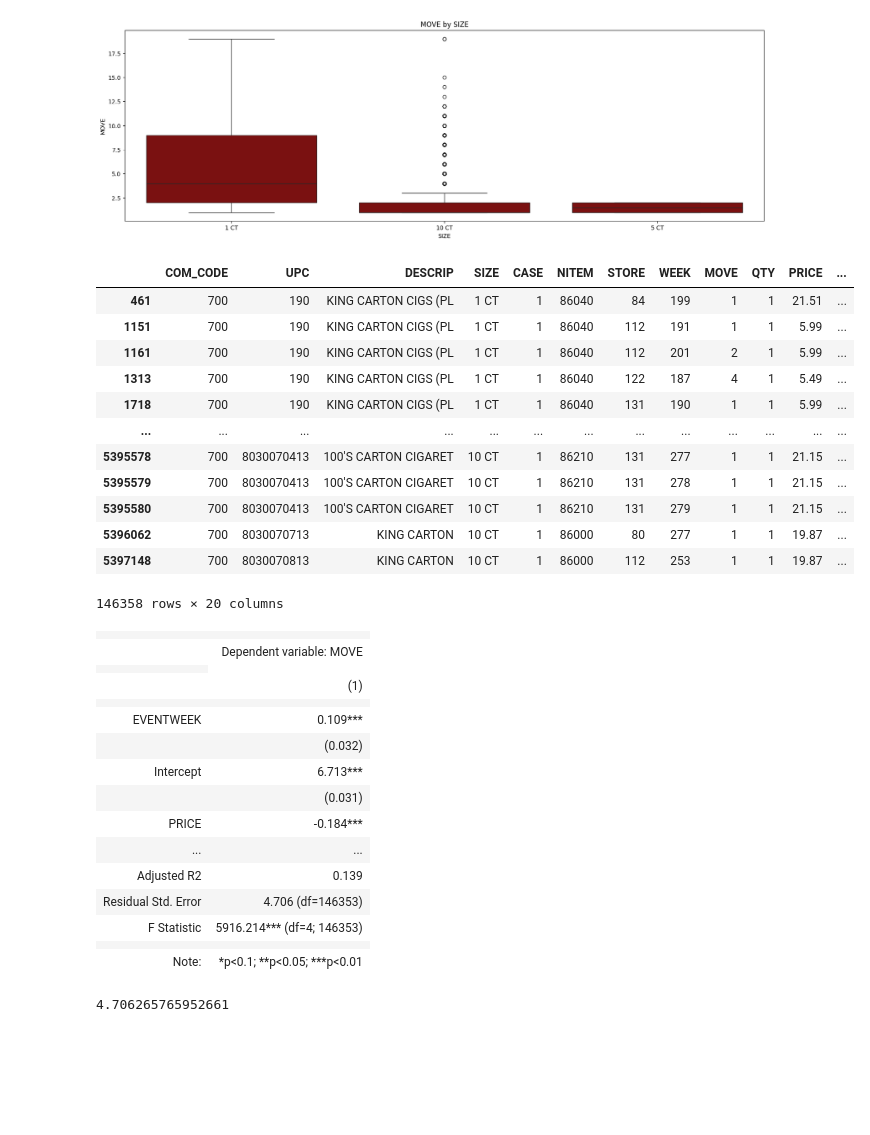
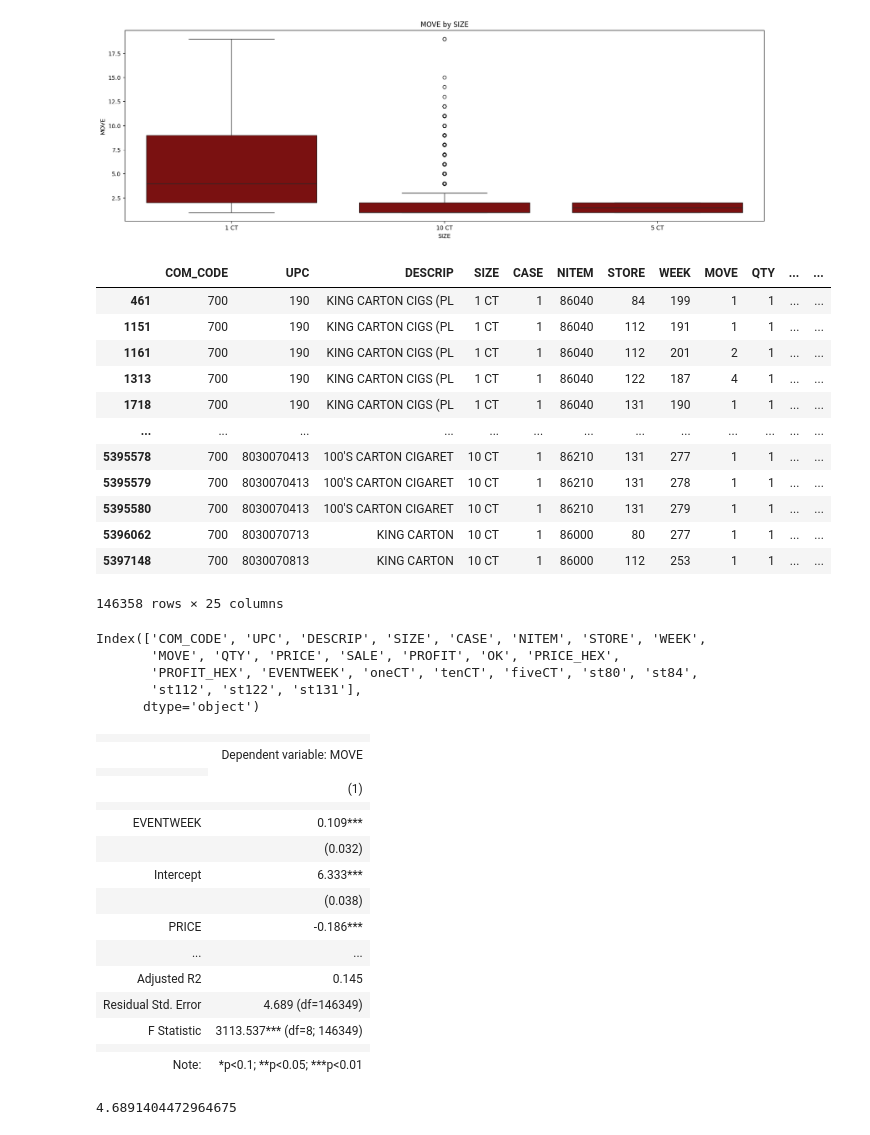
Before and after one commit to ruimaciell/Econ_PS_Guest_Lecture, a Jupyter notebook: cigs.ipynb, the cells around one changed output. Cells and saved outputs as stored; diff of their text form; code cells hidden in the pictures; blank space fills up the shorter version.

Commit message:
Models, apparently

```diff
--- a/cigs.ipynb
+++ b/cigs.ipynb
@@ -136,37 +129,52 @@ Text(0.5, 1.0, 'MOVE by SIZE')
 #                               2820012710, 2820012740, 2820012750])]
 # %%
 
-encoded_df = pd.get_dummies(df4.SIZE, dtype=float)
-encoded_df.columns = encoded_df.columns.str.replace(' ', '')
-encoded_df.columns = encoded_df.columns.str.replace('10', 'ten')
-encoded_df.columns = encoded_df.columns.str.replace('1', 'one')
-encoded_df.columns = encoded_df.columns.str.replace('4', 'four')
-encoded_df.columns = encoded_df.columns.str.replace('50', 'fifty')
-encoded_df.columns = encoded_df.columns.str.replace('5', 'five')
+encoded_df1 = pd.get_dummies(df4.SIZE, dtype=float)
+encoded_df2 = pd.get_dummies(df4.STORE, dtype=float)
+encoded_df1.columns = encoded_df1.columns.str.replace(' ', '')
+encoded_df1.columns = encoded_df1.columns.str.replace('10', 'ten')
+encoded_df1.columns = encoded_df1.columns.str.replace('1', 'one')
+encoded_df1.columns = encoded_df1.columns.str.replace('5', 'five')
+encoded_df2 = encoded_df2.rename(columns={80: 'st80'})
+encoded_df2 = encoded_df2.rename(columns={84: 'st84'})
+encoded_df2 = encoded_df2.rename(columns={112: 'st112'})
+encoded_df2 = encoded_df2.rename(columns={122: 'st122'})
+encoded_df2 = encoded_df2.rename(columns={131: 'st131'})
 
-df4 = pd.concat([df4, encoded_df], axis=1)
+encoded_total = pd.concat([encoded_df1, encoded_df2], axis =1)
+encoded_total
+df4 = pd.concat([df4, encoded_total], axis=1)
+
 df4
 # %% [output]
-|  | COM_CODE | UPC | DESCRIP | SIZE | CASE | NITEM | STORE | WEEK | MOVE | QTY | PRICE | ... |
-| 461 | 700 | 190 | KING CARTON CIGS (PL | 1 CT | 1 | 86040 | 84 | 199 | 1 | 1 | 21.51 | ... |
-| 1151 | 700 | 190 | KING CARTON CIGS (PL | 1 CT | 1 | 86040 | 112 | 191 | 1 | 1 | 5.99 | ... |
-| 1161 | 700 | 190 | KING CARTON CIGS (PL | 1 CT | 1 | 86040 | 112 | 201 | 2 | 1 | 5.99 | ... |
-| 1313 | 700 | 190 | KING CARTON CIGS (PL | 1 CT | 1 | 86040 | 122 | 187 | 4 | 1 | 5.49 | ... |
-| 1718 | 700 | 190 | KING CARTON CIGS (PL | 1 CT | 1 | 86040 | 131 | 190 | 1 | 1 | 5.99 | ... |
+|  | COM_CODE | UPC | DESCRIP | SIZE | CASE | NITEM | STORE | WEEK | MOVE | QTY | ... | ... |
+| 461 | 700 | 190 | KING CARTON CIGS (PL | 1 CT | 1 | 86040 | 84 | 199 | 1 | 1 | ... | ... |
+| 1151 | 700 | 190 | KING CARTON CIGS (PL | 1 CT | 1 | 86040 | 112 | 191 | 1 | 1 | ... | ... |
+| 1161 | 700 | 190 | KING CARTON CIGS (PL | 1 CT | 1 | 86040 | 112 | 201 | 2 | 1 | ... | ... |
+| 1313 | 700 | 190 | KING CARTON CIGS (PL | 1 CT | 1 | 86040 | 122 | 187 | 4 | 1 | ... | ... |
+| 1718 | 700 | 190 | KING CARTON CIGS (PL | 1 CT | 1 | 86040 | 131 | 190 | 1 | 1 | ... | ... |
 | ... | ... | ... | ... | ... | ... | ... | ... | ... | ... | ... | ... | ... |
-| 5395578 | 700 | 8030070413 | 100'S CARTON CIGARET | 10 CT | 1 | 86210 | 131 | 277 | 1 | 1 | 21.15 | ... |
-| 5395579 | 700 | 8030070413 | 100'S CARTON CIGARET | 10 CT | 1 | 86210 | 131 | 278 | 1 | 1 | 21.15 | ... |
-| 5395580 | 700 | 8030070413 | 100'S CARTON CIGARET | 10 CT | 1 | 86210 | 131 | 279 | 1 | 1 | 21.15 | ... |
-| 5396062 | 700 | 8030070713 | KING CARTON | 10 CT | 1 | 86000 | 80 | 277 | 1 | 1 | 19.87 | ... |
-| 5397148 | 700 | 8030070813 | KING CARTON | 10 CT | 1 | 86000 | 112 | 253 | 1 | 1 | 19.87 | ... |
+| 5395578 | 700 | 8030070413 | 100'S CARTON CIGARET | 10 CT | 1 | 86210 | 131 | 277 | 1 | 1 | ... | ... |
+| 5395579 | 700 | 8030070413 | 100'S CARTON CIGARET | 10 CT | 1 | 86210 | 131 | 278 | 1 | 1 | ... | ... |
+| 5395580 | 700 | 8030070413 | 100'S CARTON CIGARET | 10 CT | 1 | 86210 | 131 | 279 | 1 | 1 | ... | ... |
+| 5396062 | 700 | 8030070713 | KING CARTON | 10 CT | 1 | 86000 | 80 | 277 | 1 | 1 | ... | ... |
+| 5397148 | 700 | 8030070813 | KING CARTON | 10 CT | 1 | 86000 | 112 | 253 | 1 | 1 | ... | ... |
-146358 rows × 20 columns
+146358 rows × 25 columns
+# %%
+df4.columns
+# %% [output]
+Index(['COM_CODE', 'UPC', 'DESCRIP', 'SIZE', 'CASE', 'NITEM', 'STORE', 'WEEK',
+       'MOVE', 'QTY', 'PRICE', 'SALE', 'PROFIT', 'OK', 'PRICE_HEX',
+       'PROFIT_HEX', 'EVENTWEEK', 'oneCT', 'tenCT', 'fiveCT', 'st80', 'st84',
+       'st112', 'st122', 'st131'],
+      dtype='object')
 # %%
 import statsmodels.api as sm
 from stargazer.stargazer import Stargazer
 
 # I try the first regression model
 #regresion model with the statsmodels package
-model = sm.OLS.from_formula('MOVE ~ PRICE + EVENTWEEK + fiveCT + tenCT', data=df4).fit()
+model = sm.OLS.from_formula('MOVE ~ PRICE + EVENTWEEK + fiveCT + tenCT + st84 + st112 + st122 + st131', data=df4).fit()
 #output with stargazer package
 show_model = Stargazer([model])
 show_model
@@ -178,21 +186,21 @@ show_model
 |  |  |
 | EVENTWEEK | 0.109*** |
 |  | (0.032) |
-| Intercept | 6.713*** |
-|  | (0.031) |
-| PRICE | -0.184*** |
+| Intercept | 6.333*** |
+|  | (0.038) |
+| PRICE | -0.186*** |
 | ... | ... |
-| Adjusted R2 | 0.139 |
-| Residual Std. Error | 4.706 (df=146353) |
-| F Statistic | 5916.214*** (df=4; 146353) |
+| Adjusted R2 | 0.145 |
+| Residual Std. Error | 4.689 (df=146349) |
+| F Statistic | 3113.537*** (df=8; 146349) |
 |  |  |
 | Note: | *p<0.1; **p<0.05; ***p<0.01 |
 # %%
-X = df4[['PRICE', 'fiveCT', 'tenCT', 'EVENTWEEK']]
+X = df4[['PRICE', 'EVENTWEEK', 'fiveCT', 'tenCT', 'st84', 'st112', 'st122', 'st131']]
 y = df4['MOVE']
-y_pred = model.predict(X)
+y_pred = model.predict(df4)
 mse = np.mean((y - y_pred) ** 2)
 rmse = mse ** 0.5
 rmse
 # %% [output]
-4.706265765952661
+4.6891404472964675
```
Also changed, not shown: parts of 8 cells of this notebook.
